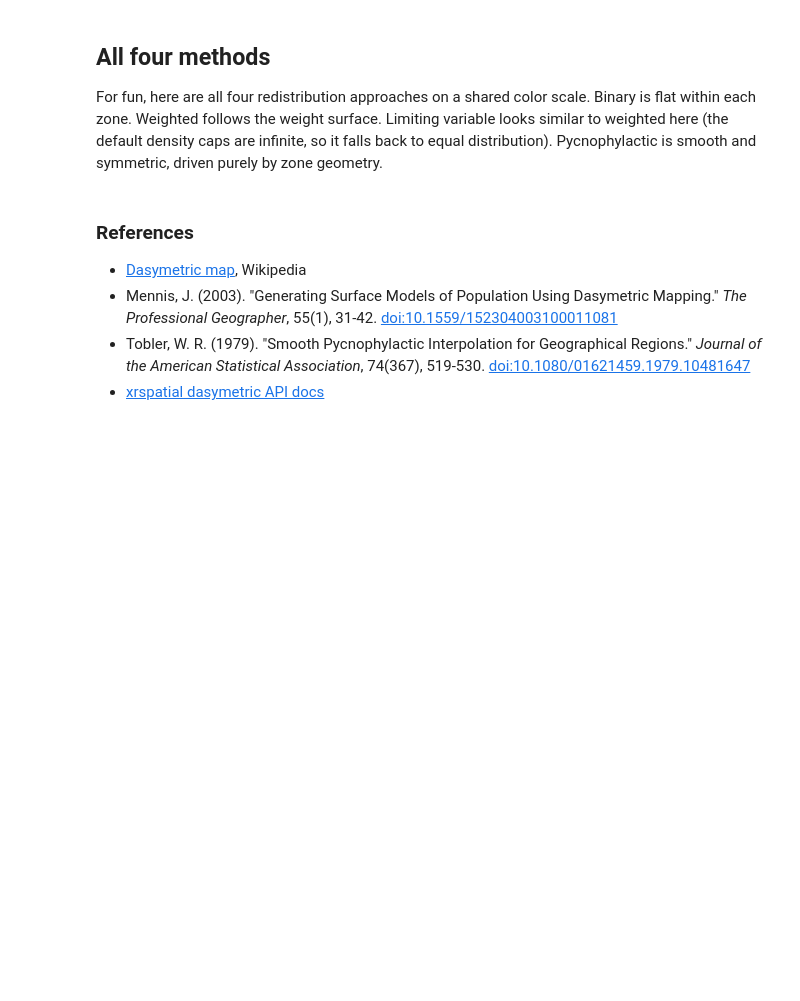
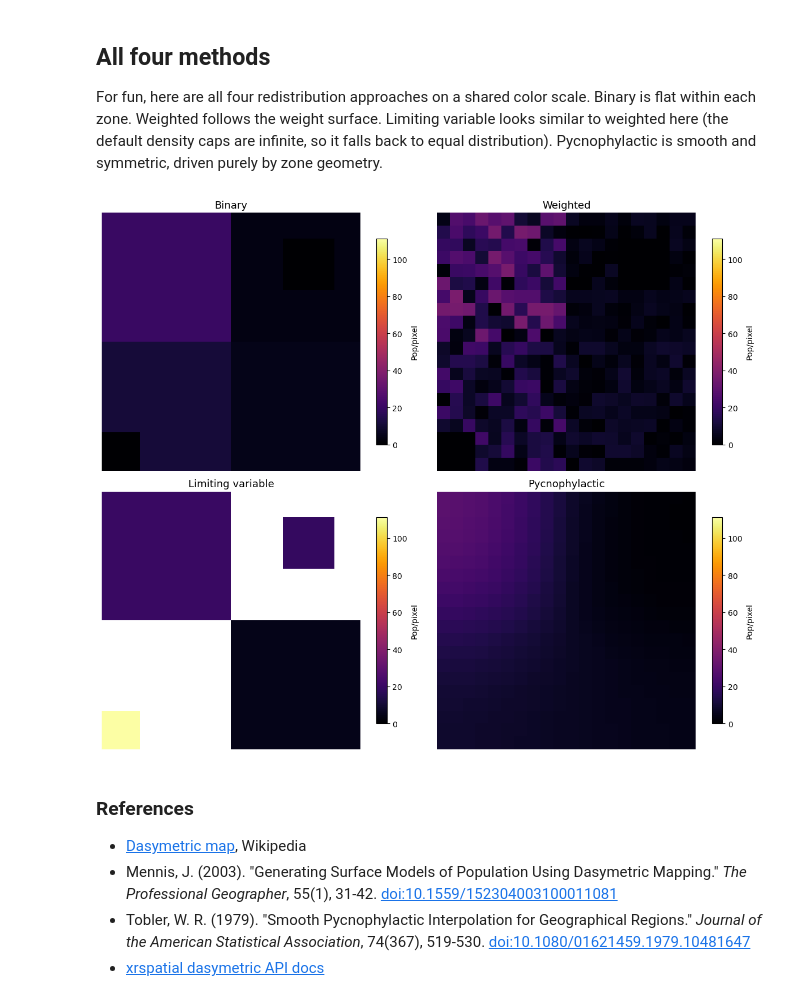
Before and after one commit to makepath/xarray-spatial, a Jupyter notebook: examples/user_guide/14_Dasymetric_Mapping.ipynb, the cells around one changed output. Drawn from its saved outputs; the diff is of its cells as text; code cells hidden in the pictures; blank space fills up the shorter version.

```diff
--- a/examples/user_guide/14_Dasymetric_Mapping.ipynb
+++ b/examples/user_guide/14_Dasymetric_Mapping.ipynb
@@ -195,31 +215,32 @@ For fun, here are all four redistribution approaches on a shared color scale. Bi
 # %%
 all_vals = np.concatenate([
     result_binary.values.ravel(),
     result_weighted.values.ravel(),
     result_lv.values.ravel(),
     result_pycno.values.ravel(),
 ])
 vmin_all = 0
 vmax_all = float(np.nanmax(all_vals))
 
 results = [result_binary, result_weighted, result_lv, result_pycno]
 titles = ['Binary', 'Weighted', 'Limiting variable', 'Pycnophylactic']
 
 fig, axes = plt.subplots(2, 2, figsize=(12, 10))
 for ax, data, title in zip(axes.ravel(), results, titles):
     data.plot.imshow(ax=ax, cmap='inferno', vmin=vmin_all, vmax=vmax_all,
                      add_colorbar=True,
                      cbar_kwargs={'label': 'Pop/pixel', 'shrink': 0.8})
     ax.set_title(title, fontsize=13)
     ax.set_axis_off()
 plt.tight_layout()
 
 # Save preview image
-import matplotlib
-matplotlib.use('Agg')
+import pathlib
+pathlib.Path('images').mkdir(exist_ok=True)
 fig.savefig('images/dasymetric_comparison_preview.png',
             bbox_inches='tight', dpi=120)
-matplotlib.use('module://matplotlib_inline.backend_inline')
+# %% [output]
+[figure, added]
 # %% [markdown]
 ### References
 
```
Also changed, not shown: parts of 8 cells of this notebook, 13 other files.
